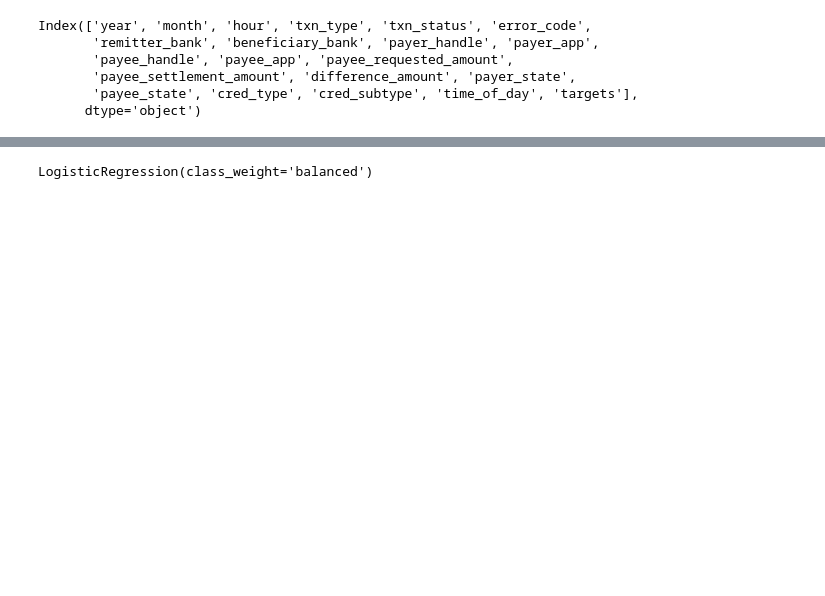
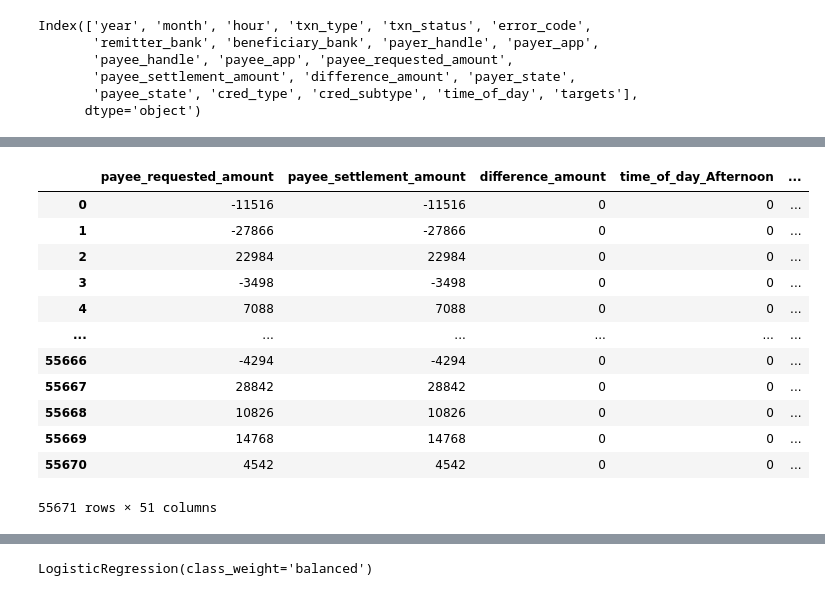
Before and after one commit to jadiasoham/Financial-Fraud-Detection, a Jupyter notebook: predictive_modeling.ipynb, the cells around one changed output, grey strips where cells are left out. Saved outputs shown, nothing was run; the diff lists cells and outputs as text; code cells hidden in the pictures; blank space fills up the shorter version.

```diff
--- a/predictive_modeling.ipynb
+++ b/predictive_modeling.ipynb
@@ -91 +91,34 @@ df.head(10)
+# %%
+df_with_dummies = pd.get_dummies(df).astype(np.int16)
+df_with_dummies = df_with_dummies[['payee_requested_amount', 'payee_settlement_amount',
+       'difference_amount', 'time_of_day_Afternoon',
+       'time_of_day_EarlyMorning', 'time_of_day_Evening',
+       'time_of_day_LateAfternoon', 'time_of_day_LateMorning',
+       'time_of_day_LateNight', 'time_of_day_Morning', 'time_of_day_Night',
+       'cred_type_Auto Loan', 'cred_type_Credit Card', 'cred_type_Debit Card',
+       'cred_type_Home Loan', 'cred_type_Line of Credit',
+       'cred_type_Overdraft', 'cred_type_Personal Loan', 'error_code_0',
+       'error_code_M16', 'error_code_U03', 'error_code_U09', 'error_code_U14',
+       'error_code_U16', 'error_code_U17', 'error_code_U18', 'error_code_U19',
+       'error_code_U26', 'error_code_U28', 'error_code_U29', 'error_code_U30',
+       'error_code_U31', 'error_code_U53', 'error_code_U54', 'error_code_U66',
+       'error_code_U67', 'error_code_U68', 'error_code_U69', 'error_code_U78',
+       'error_code_U80', 'error_code_U85', 'error_code_U86', 'error_code_U88',
+       'error_code_U89', 'error_code_U90', 'error_code_U91', 'error_code_U92',
+       'error_code_U93', 'error_code_U94', 'error_code_U96', 'targets']]
+df_with_dummies
+# %% [output]
+|  | payee_requested_amount | payee_settlement_amount | difference_amount | time_of_day_Afternoon | ... |
+| 0 | -11516 | -11516 | 0 | 0 | ... |
+| 1 | -27866 | -27866 | 0 | 0 | ... |
+| 2 | 22984 | 22984 | 0 | 0 | ... |
+| 3 | -3498 | -3498 | 0 | 0 | ... |
+| 4 | 7088 | 7088 | 0 | 0 | ... |
+| ... | ... | ... | ... | ... | ... |
+| 55666 | -4294 | -4294 | 0 | 0 | ... |
+| 55667 | 28842 | 28842 | 0 | 0 | ... |
+| 55668 | 10826 | 10826 | 0 | 0 | ... |
+| 55669 | 14768 | 14768 | 0 | 0 | ... |
+| 55670 | 4542 | 4542 | 0 | 0 | ... |
+55671 rows × 51 columns
 # %%
```
Also changed, not shown: parts of 10 cells of this notebook.
